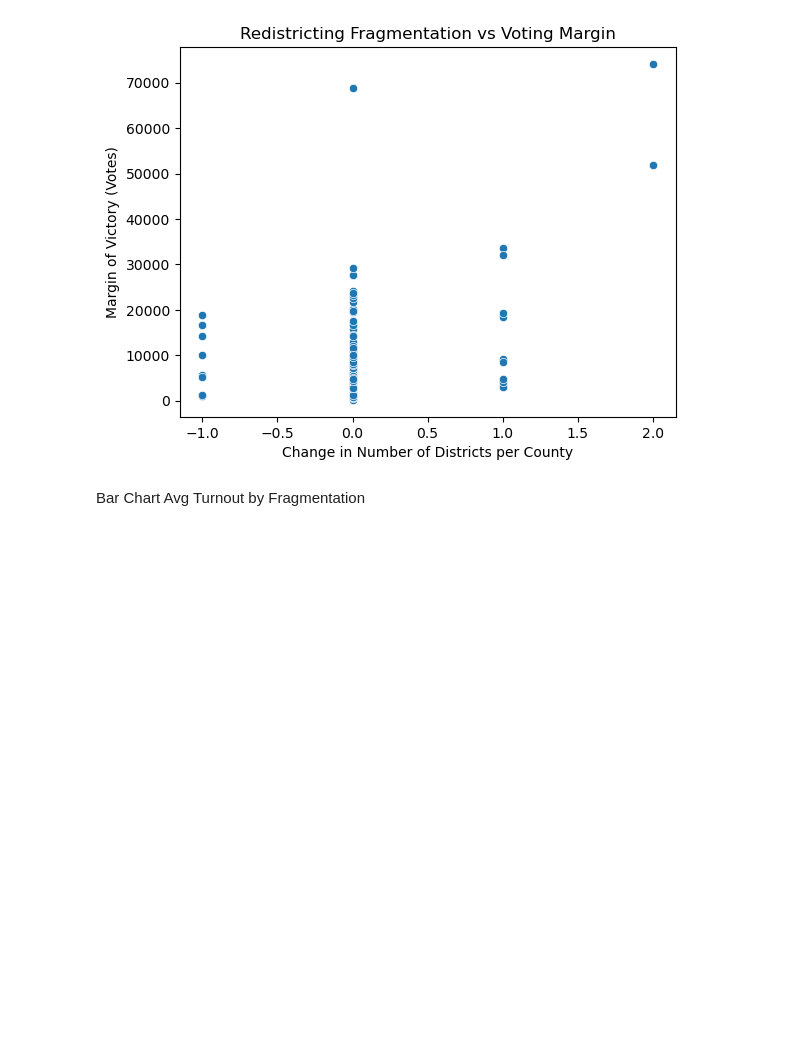
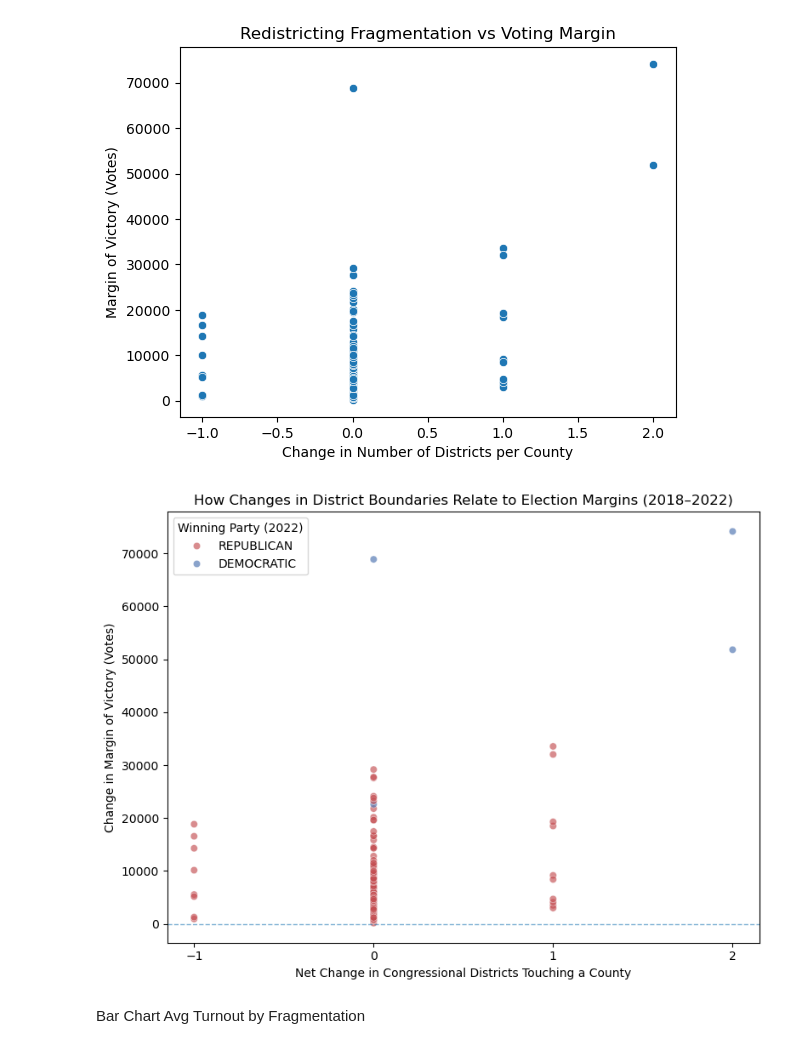
Before and after one commit to kanakgupta624/tn-redistricting-votingpatterns, a Jupyter notebook: Notebooks/Redistricting_Election_Geospatial.ipynb, the cells around one changed output. Saved outputs shown, nothing was run; the diff lists cells and outputs as text; code cells hidden in the pictures; blank space fills up the shorter version.

```diff
--- a/Notebooks/Redistricting_Election_Geospatial.ipynb
+++ b/Notebooks/Redistricting_Election_Geospatial.ipynb
@@ -929,6 +927,25 @@ plt.title("Redistricting Fragmentation vs Voting Margin")
 # %% [output]
 Text(0.5, 1.0, 'Redistricting Fragmentation vs Voting Margin')
 [figure]
+# %%
+plt.figure(figsize=(8,6))
+sns.scatterplot(data=analysis_df.dropna(subset=["delta_districts", "margin_votes"]),
+    x="delta_districts",
+    y="margin_votes",
+    hue="winning_party",
+    palette={"DEMOCRATIC": "#4C72B0","REPUBLICAN": "#C44E52"},
+    alpha=0.65,
+    edgecolor="white",
+    linewidth=0.4)
+plt.title("How Changes in District Boundaries Relate to Election Margins (2018–2022)")
+plt.xlabel("Net Change in Congressional Districts Touching a County")
+plt.ylabel("Change in Margin of Victory (Votes)")
+plt.xticks(ticks=sorted(scatter_df["delta_districts"].dropna().unique()))
+plt.axhline(0, linewidth=1, linestyle="--", alpha=0.6)
+plt.legend(title="Winning Party (2022)")
+plt.tight_layout()
+# %% [output]
+[figure, added]
 # %% [markdown]
 Bar Chart Avg Turnout by Fragmentation
 # %%
```
Also changed, not shown: parts of 66 cells of this notebook.
